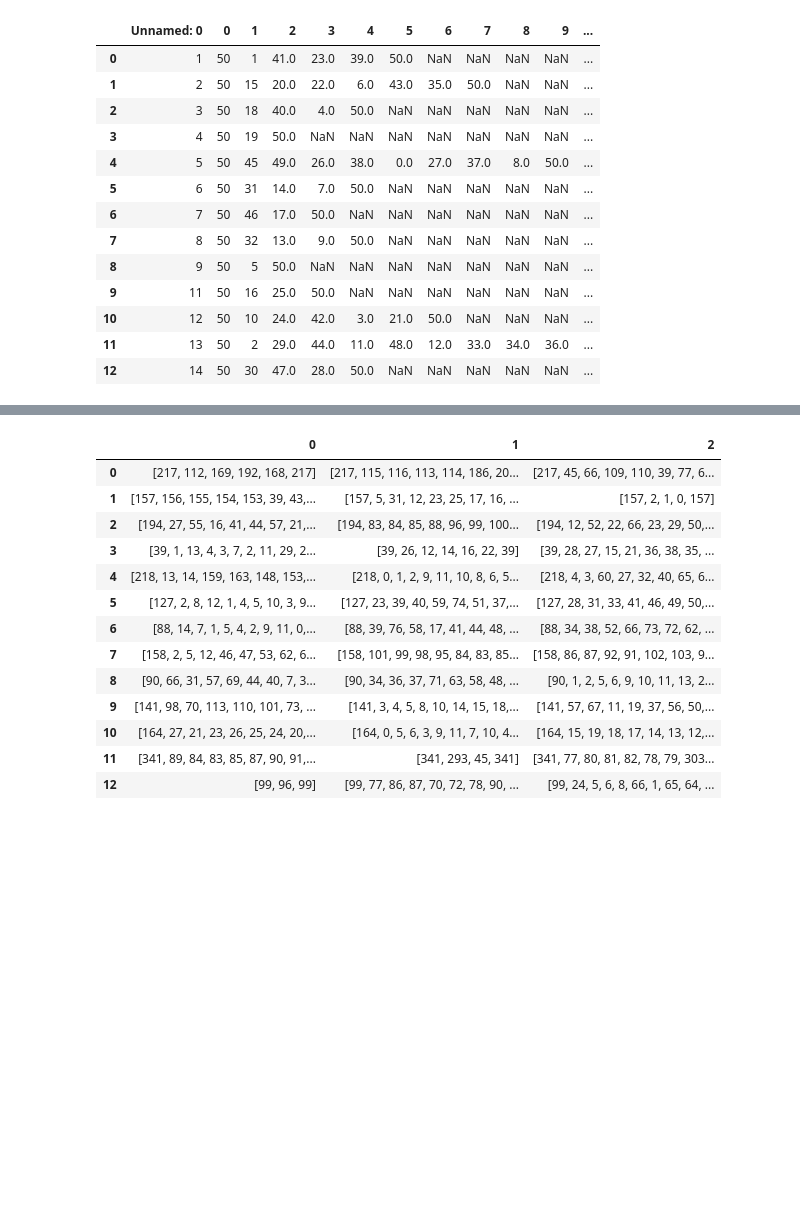
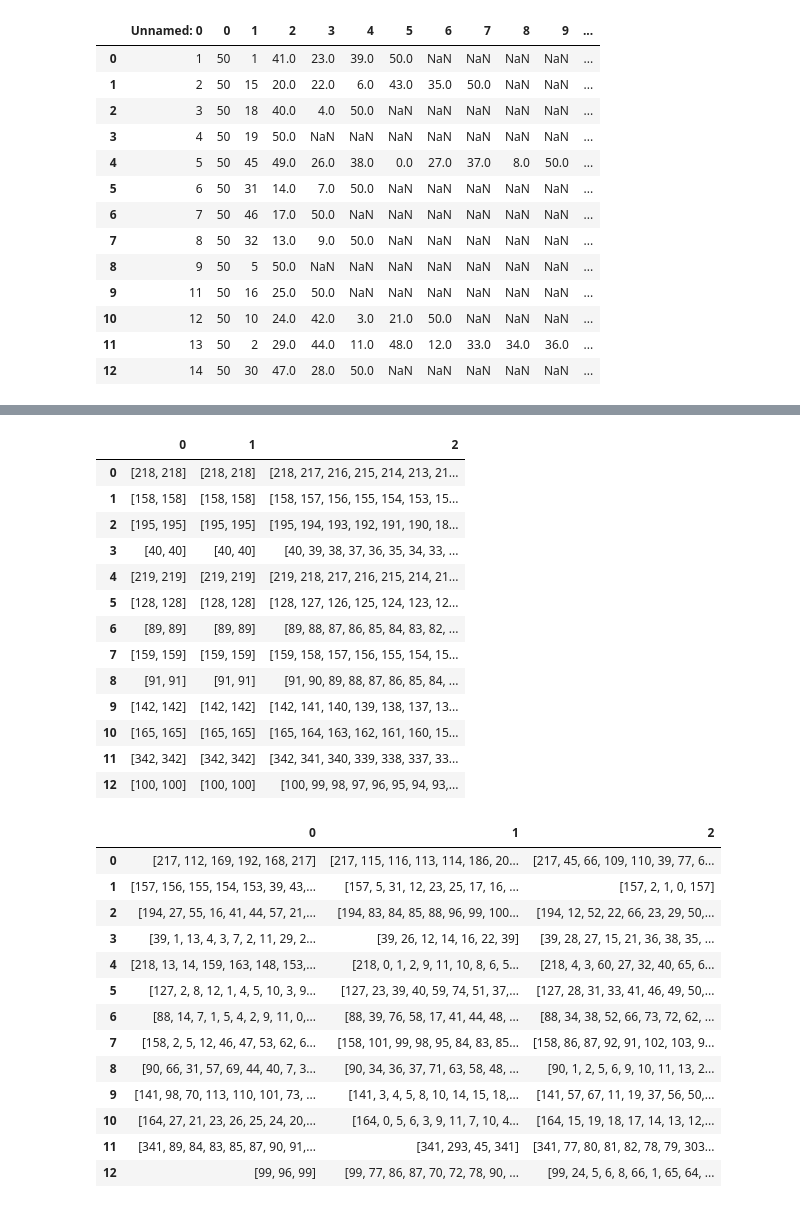
Before and after one commit to hyojaeKwon/aistone-vrp, a Jupyter notebook: stores/vrp_more_data/solving.ipynb, the cells around one changed output, grey strips where cells are left out. Saved outputs shown, nothing was run; the diff lists cells and outputs as text; code cells hidden in the pictures; blank space fills up the shorter version.

```diff
--- a/stores/vrp_more_data/solving.ipynb
+++ b/stores/vrp_more_data/solving.ipynb
@@ -121,22 +85,23 @@ for i in sL:
     newDF = pd.DataFrame(find(i))
     if(len(newDF) <= 0):
         continue
-    newDF.append(arrive,ignore_index=True)
+    newDF = newDF.append(arrive,ignore_index=True)
     result = []
-    for j in tqdm(range(len(newDF)-1)):
+    for j in range(len(newDF)-1):
         temp = []
         for k in range(len(newDF)):
-            distance = calcdistance(newDF.iloc[j],newDF.iloc[k]) * 1000000
+            distance = calcdistance(newDF.iloc[j],newDF.iloc[k]) * 10000
             temp.append(distance)
         result.append(temp)
     result.append([0]*len(newDF))
+    print(len(result),len(result[0]),len(result[len(result)-1]))
 
-#     print(len(result),len(result[0]))
+
     def create_data_model():
         data = {}
         data['distance_matrix'] = result
         data['num_vehicles'] = 3
-        data['depot'] = len(result)
+        data['depot'] = len(result) -1
         return data
 
     # Instantiate the data problem.
@@ -166,8 +131,8 @@ for i in sL:
     dimension_name = 'Distance'
     routing.AddDimension(
         transit_callback_index,
-        100000,  # no slack
-        30000000,  # vehicle maximum travel distance
+        1000000000,  # no slack
+        3000000000,  # vehicle maximum travel distance
         True,  # start cumul to zero
         dimension_name)
     distance_dimension = routing.GetDimensionOrDie(dimension_name)
@@ -195,7 +160,8 @@ for i in sL:
     if solution:
         sol = print_solution_only_num()
         answer.append(sol)
-        print(sol)
     else:
         print('No solution found !')
+
+print(answer)
 # %% [output]
@@ -204,3 +213,21 @@ for i in sL:
+# %%
+answer = pd.DataFrame(answer)
+answer
+# %% [output]
+|  | 0 | 1 | 2 |
+| 0 | [218, 218] | [218, 218] | [218, 217, 216, 215, 214, 213, 21... |
+| 1 | [158, 158] | [158, 158] | [158, 157, 156, 155, 154, 153, 15... |
+| 2 | [195, 195] | [195, 195] | [195, 194, 193, 192, 191, 190, 18... |
+| 3 | [40, 40] | [40, 40] | [40, 39, 38, 37, 36, 35, 34, 33, ... |
+| 4 | [219, 219] | [219, 219] | [219, 218, 217, 216, 215, 214, 21... |
+| 5 | [128, 128] | [128, 128] | [128, 127, 126, 125, 124, 123, 12... |
+| 6 | [89, 89] | [89, 89] | [89, 88, 87, 86, 85, 84, 83, 82, ... |
+| 7 | [159, 159] | [159, 159] | [159, 158, 157, 156, 155, 154, 15... |
+| 8 | [91, 91] | [91, 91] | [91, 90, 89, 88, 87, 86, 85, 84, ... |
+| 9 | [142, 142] | [142, 142] | [142, 141, 140, 139, 138, 137, 13... |
+| 10 | [165, 165] | [165, 165] | [165, 164, 163, 162, 161, 160, 15... |
+| 11 | [342, 342] | [342, 342] | [342, 341, 340, 339, 338, 337, 33... |
+| 12 | [100, 100] | [100, 100] | [100, 99, 98, 97, 96, 95, 94, 93,... |
 # %%
 answerDF = pd.read_csv('allDF')
 # %%
```
Also changed, not shown: parts of 7 cells of this notebook.
